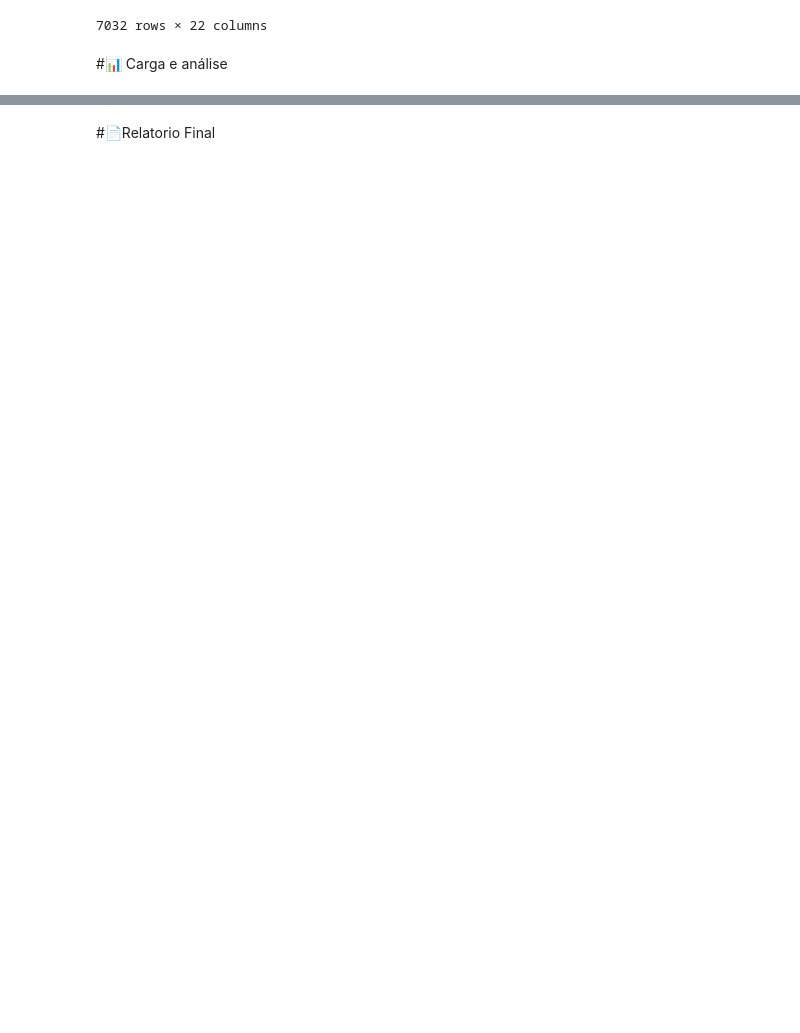
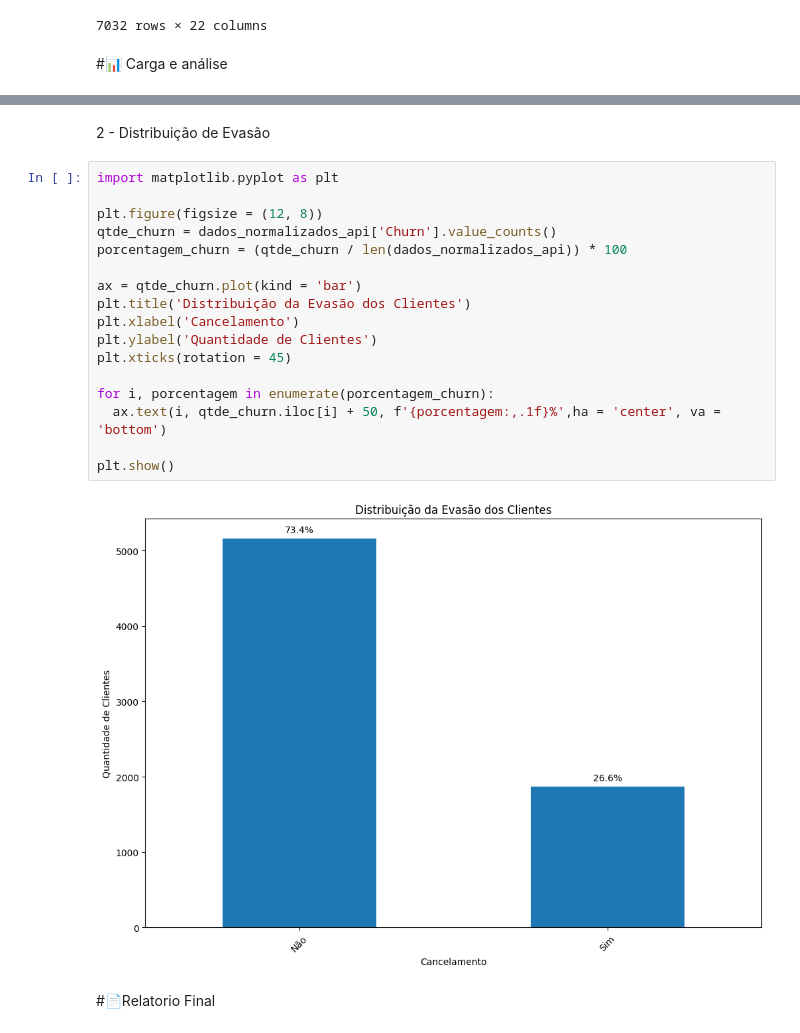
Before and after one commit to carlos-000-carlos/Challenge_2-TelecomX_BR-Cabral, a Jupyter notebook: TelecomX_BR.ipynb, the cells around one changed output, grey strips where cells are left out. Drawn from its saved outputs; the diff is of its cells as text; blank space fills up the shorter version.

```diff
--- a/TelecomX_BR.ipynb
+++ b/TelecomX_BR.ipynb
@@ -520,2 +534,23 @@ dados_normalizados_api
+# %% [markdown]
+2 - Distribuição de Evasão
+# %%
+import matplotlib.pyplot as plt
+
+plt.figure(figsize = (12, 8))
+qtde_churn = dados_normalizados_api['Churn'].value_counts()
+porcentagem_churn = (qtde_churn / len(dados_normalizados_api)) * 100
+
+ax = qtde_churn.plot(kind = 'bar')
+plt.title('Distribuição da Evasão dos Clientes')
+plt.xlabel('Cancelamento')
+plt.ylabel('Quantidade de Clientes')
+plt.xticks(rotation = 45)
+
+for i, porcentagem in enumerate(porcentagem_churn):
+  ax.text(i, qtde_churn.iloc[i] + 50, f'{porcentagem:,.1f}%',ha = 'center', va = 'bottom')
+
+plt.show()
+# %% [output]
+[figure, added]
 # %% [markdown]
 #📄Relatorio Final
```
Also changed, not shown: parts of 3 cells of this notebook.
